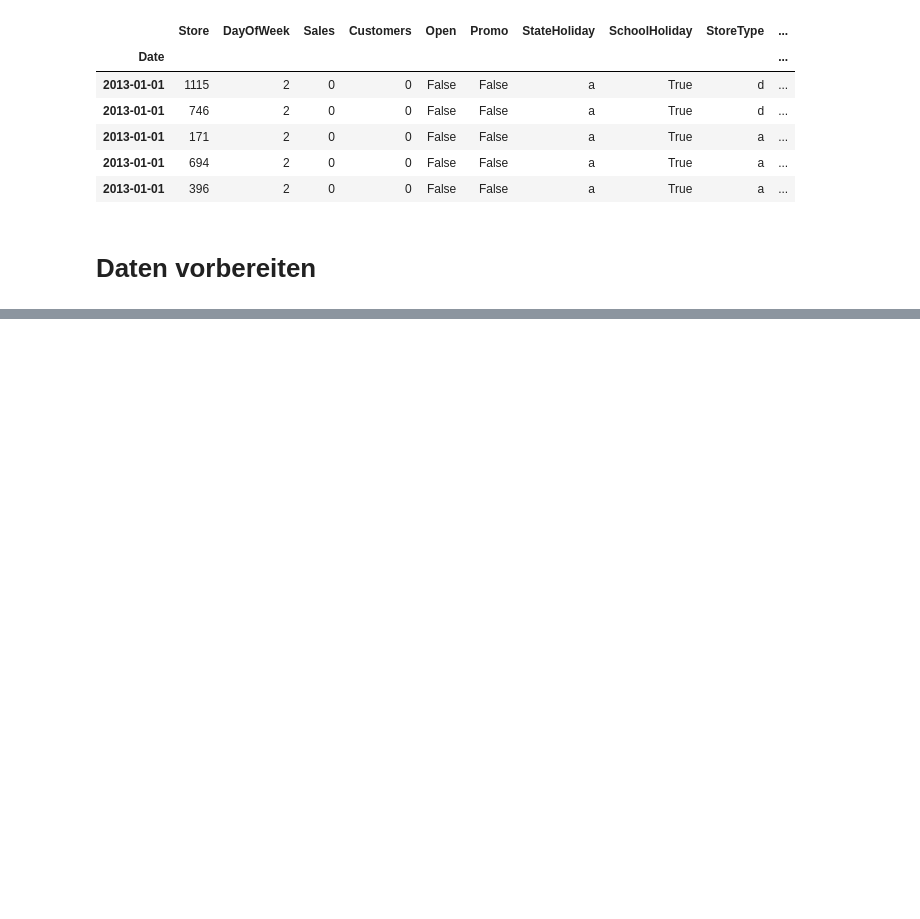
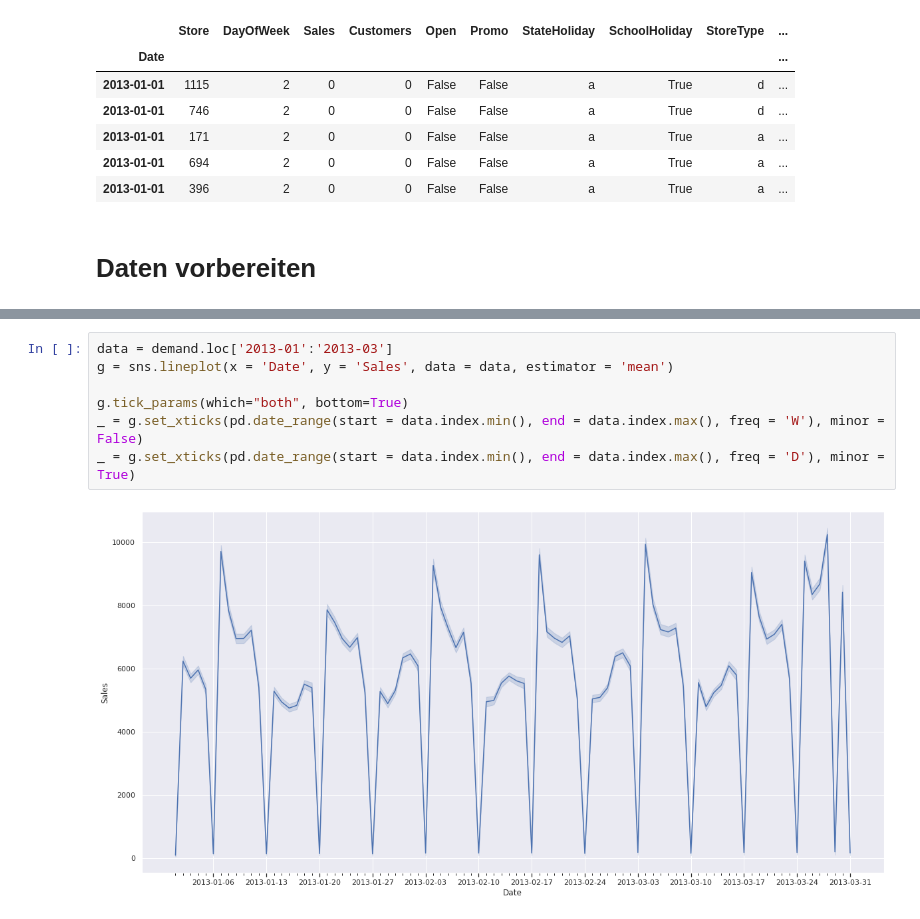
Before and after one commit to schemm/forecasting, a Jupyter notebook: RossmannStoreSales.ipynb, the cells around one changed output, grey strips where cells are left out. Drawn from its saved outputs; the diff is of its cells as text; blank space fills up the shorter version.

```diff
--- a/RossmannStoreSales.ipynb
+++ b/RossmannStoreSales.ipynb
@@ -717,0 +135,9 @@ display(data[data.StateHoliday_Christmas == 1])
+# %%
+data = demand.loc['2013-01':'2013-03']
+g = sns.lineplot(x = 'Date', y = 'Sales', data = data, estimator = 'mean')
+
+g.tick_params(which="both", bottom=True)
+_ = g.set_xticks(pd.date_range(start = data.index.min(), end = data.index.max(), freq = 'W'), minor = False)
+_ = g.set_xticks(pd.date_range(start = data.index.min(), end = data.index.max(), freq = 'D'), minor = True)
+# %% [output]
+[figure, added]
```
Also changed, not shown: parts of 64 cells of this notebook.
